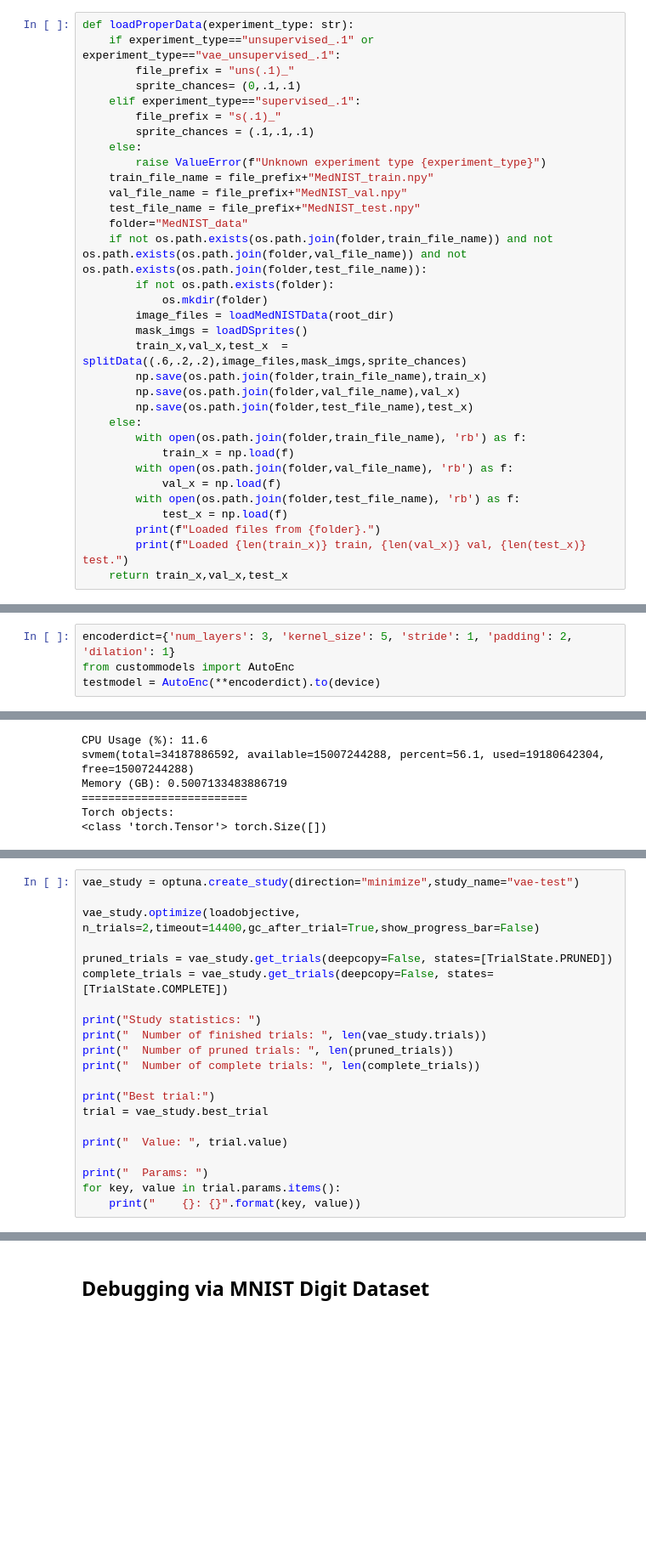
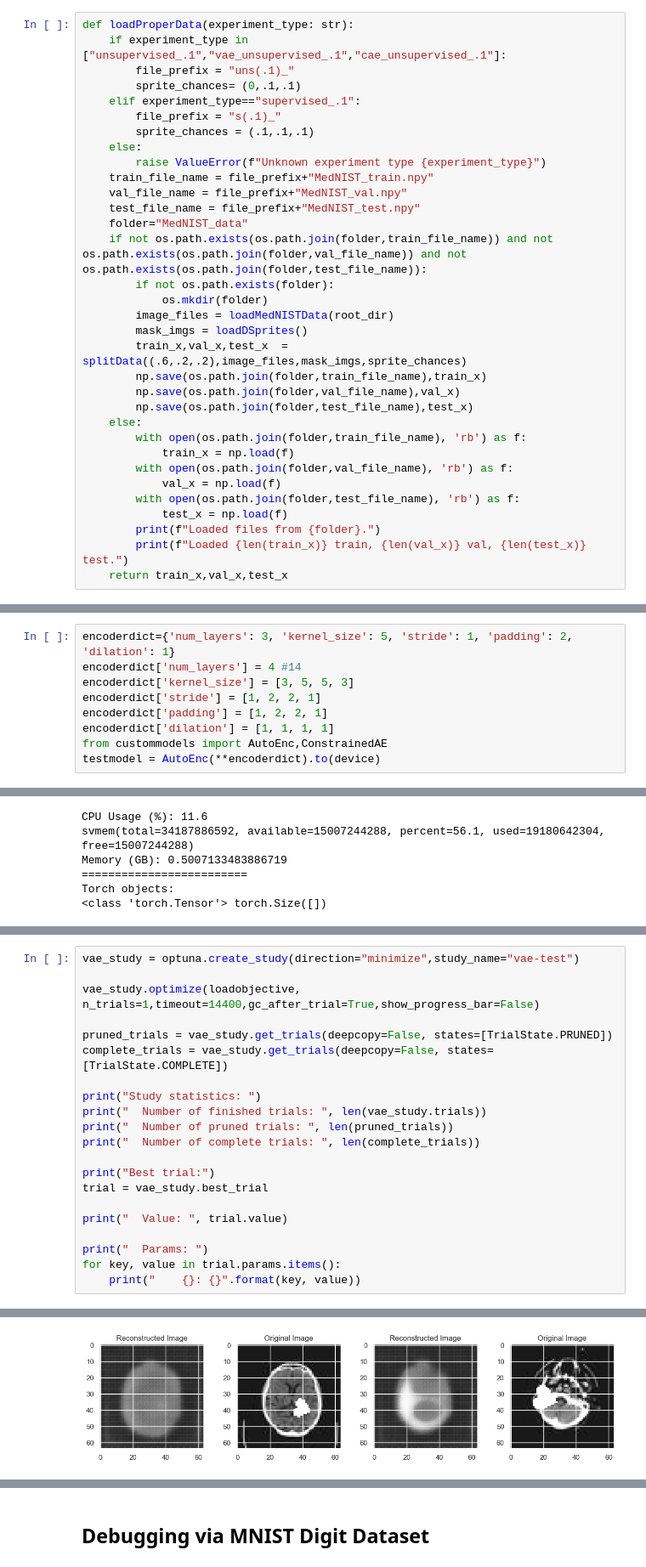
Before and after one commit to Retronomia/CS-274E-Brain-Segmentation, a Jupyter notebook: autoencoder.ipynb, the cells around one changed output, grey strips where cells are left out. Shown at 85% size. Drawn from its saved outputs; the diff is of its cells as text; blank space fills up the shorter version.

Commit message:
Fixed memory issues, added constrained ae, improved models (a bit)

```diff
--- a/autoencoder.ipynb
+++ b/autoencoder.ipynb
@@ -83,7 +83,7 @@ print(f"Created temp directory {root_dir}.")
 Created temp directory C:\Users\irose\AppData\Local\Temp\tmptylhct97.
 # %%
 def loadProperData(experiment_type: str):
-    if experiment_type=="unsupervised_.1" or experiment_type=="vae_unsupervised_.1":
+    if experiment_type in ["unsupervised_.1","vae_unsupervised_.1","cae_unsupervised_.1"]:
         file_prefix = "uns(.1)_"
         sprite_chances= (0,.1,.1)
     elif experiment_type=="supervised_.1":
@@ -180,5 +177,10 @@ plt.show()
 [figure]
 # %%
 encoderdict={'num_layers': 3, 'kernel_size': 5, 'stride': 1, 'padding': 2, 'dilation': 1}
-from custommodels import AutoEnc
+encoderdict['num_layers'] = 4 #14
+encoderdict['kernel_size'] = [3, 5, 5, 3]
+encoderdict['stride'] = [1, 2, 2, 1]
+encoderdict['padding'] = [1, 2, 2, 1]
+encoderdict['dilation'] = [1, 1, 1, 1]
+from custommodels import AutoEnc,ConstrainedAE
 testmodel = AutoEnc(**encoderdict).to(device)
@@ -652,7 +673,7 @@ def loadobjective(trial):
 # %%
 vae_study = optuna.create_study(direction="minimize",study_name="vae-test")
 
-vae_study.optimize(loadobjective, n_trials=2,timeout=14400,gc_after_trial=True,show_progress_bar=False)
+vae_study.optimize(loadobjective, n_trials=1,timeout=14400,gc_after_trial=True,show_progress_bar=False)
 
 pruned_trials = vae_study.get_trials(deepcopy=False, states=[TrialState.PRUNED])
 complete_trials = vae_study.get_trials(deepcopy=False, states=[TrialState.COMPLETE])
@@ -691,0 +713 @@ TRAIN: epoch 2 average loss: 0.1015
+[figure, added]
```
Also changed, not shown: parts of 11 cells of this notebook, 2 other files.
